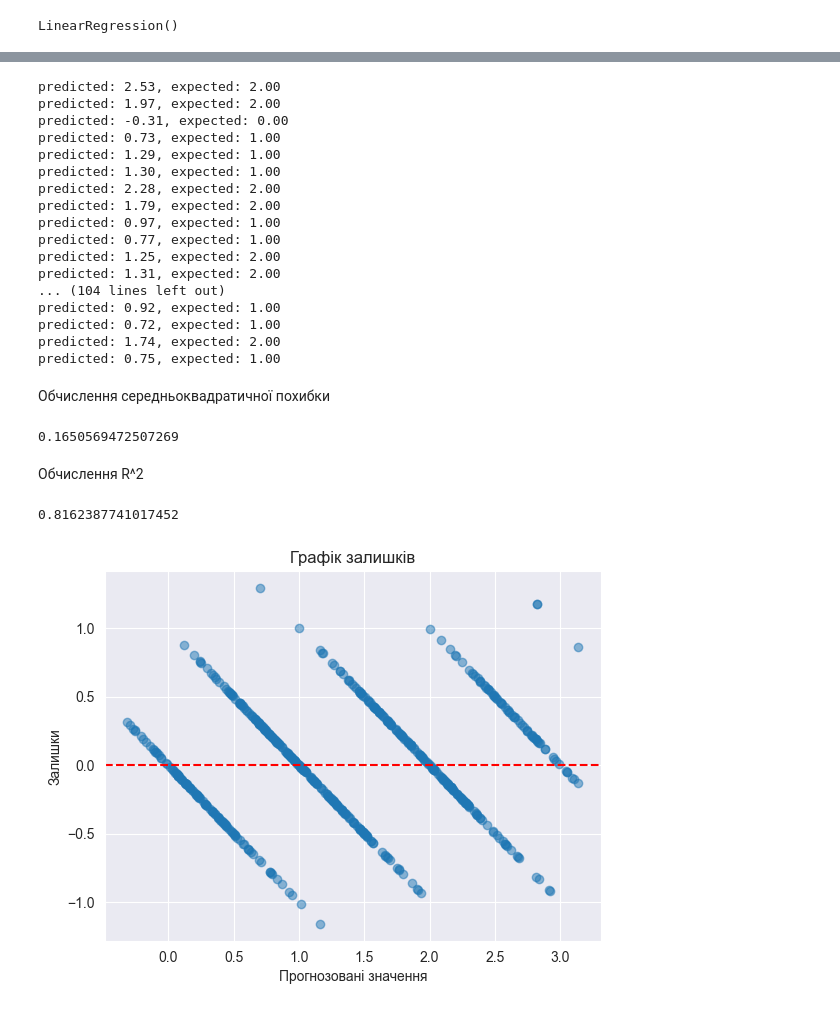
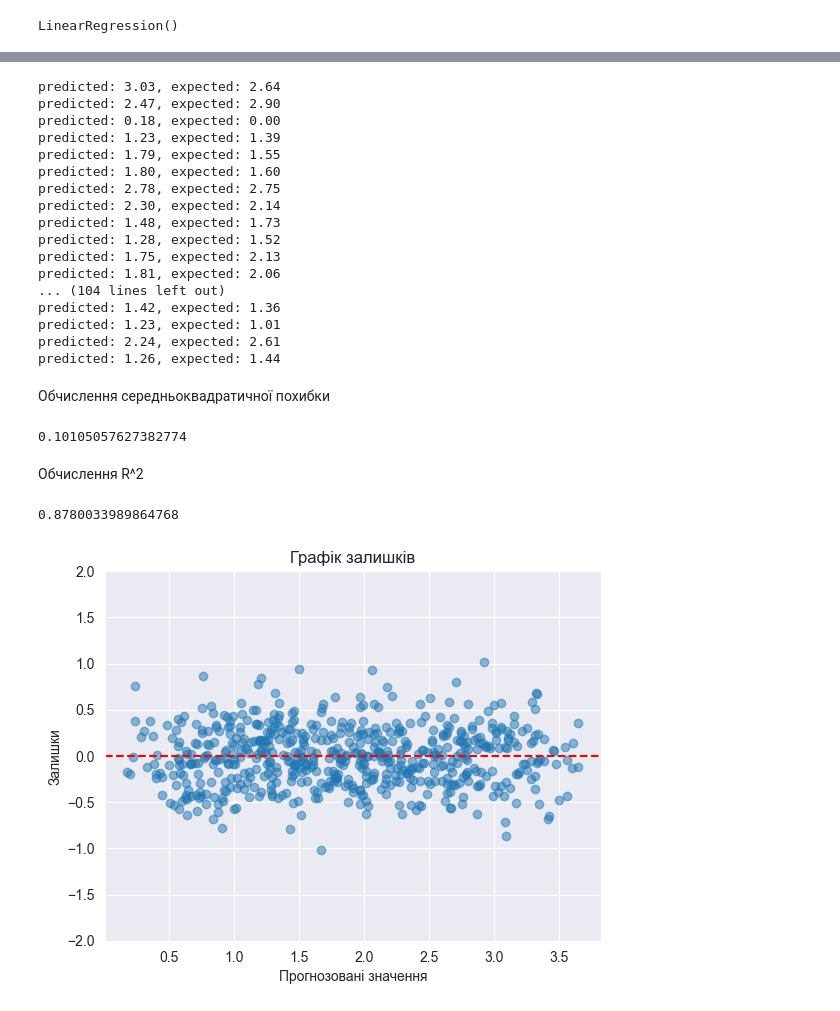
Before and after one commit to anonjustchillin/MachineLearning_labs, a Jupyter notebook: lin_reg_task/task1.ipynb, the cells around one changed output, grey strips where cells are left out. Cells and saved outputs as stored; diff of their text form; code cells hidden in the pictures.

```diff
--- a/lin_reg_task/task1.ipynb
+++ b/lin_reg_task/task1.ipynb
@@ -36,7 +36,7 @@ GPA
 0.469553     1
 Name: count, Length: 2371, dtype: int64
 # %%
-dataset.GPA = dataset.GPA.astype('int')
+# dataset.GPA = dataset.GPA.astype('int')
 # %% [markdown]
 Перевірка даних на NaN
 # %%
@@ -127,45 +127,46 @@ expected = Y_test
 for p, e in zip(predicted[::5], expected[::5]):
     print(f'predicted: {p:.2f}, expected: {e:.2f}')
 # %% [output]
-predicted: 2.53, expected: 2.00
-predicted: 1.97, expected: 2.00
-predicted: -0.31, expected: 0.00
-predicted: 0.73, expected: 1.00
-predicted: 1.29, expected: 1.00
-predicted: 1.30, expected: 1.00
-predicted: 2.28, expected: 2.00
-predicted: 1.79, expected: 2.00
-predicted: 0.97, expected: 1.00
-predicted: 0.77, expected: 1.00
-predicted: 1.25, expected: 2.00
-predicted: 1.31, expected: 2.00
+predicted: 3.03, expected: 2.64
+predicted: 2.47, expected: 2.90
+predicted: 0.18, expected: 0.00
+predicted: 1.23, expected: 1.39
+predicted: 1.79, expected: 1.55
+predicted: 1.80, expected: 1.60
+predicted: 2.78, expected: 2.75
+predicted: 2.30, expected: 2.14
+predicted: 1.48, expected: 1.73
+predicted: 1.28, expected: 1.52
+predicted: 1.75, expected: 2.13
+predicted: 1.81, expected: 2.06
 ... (104 lines left out)
-predicted: 0.92, expected: 1.00
-predicted: 0.72, expected: 1.00
-predicted: 1.74, expected: 2.00
-predicted: 0.75, expected: 1.00
+predicted: 1.42, expected: 1.36
+predicted: 1.23, expected: 1.01
+predicted: 2.24, expected: 2.61
+predicted: 1.26, expected: 1.44
 # %% [markdown]
 Обчислення середньоквадратичної похибки
 # %%
 mean_squared_error(Y_test, predicted)
 # %% [output]
-0.1650569472507269
+0.10105057627382774
 # %% [markdown]
 Обчислення R^2
 # %%
 r2_score(Y_test, predicted)
 # %% [output]
-0.8162387741017452
+0.8780033989864768
 # %%
 residuals = Y_test - predicted
 plt.scatter(predicted, residuals, alpha=0.5)
 plt.xlabel('Прогнозовані значення')
 plt.ylabel('Залишки')
 plt.title('Графік залишків')
 plt.axhline(y=0, color='red', linestyle='--')
+plt.ylim(-2, 2)
 plt.show()
 # %% [output]
-[figure, old version]
+[figure, new version]
 # %%
 plt.scatter(Y_test, predicted, alpha=0.5)
 plt.xlabel('Очікувані значення')
```
Also changed, not shown: parts of 13 cells of this notebook, 3 other files.
